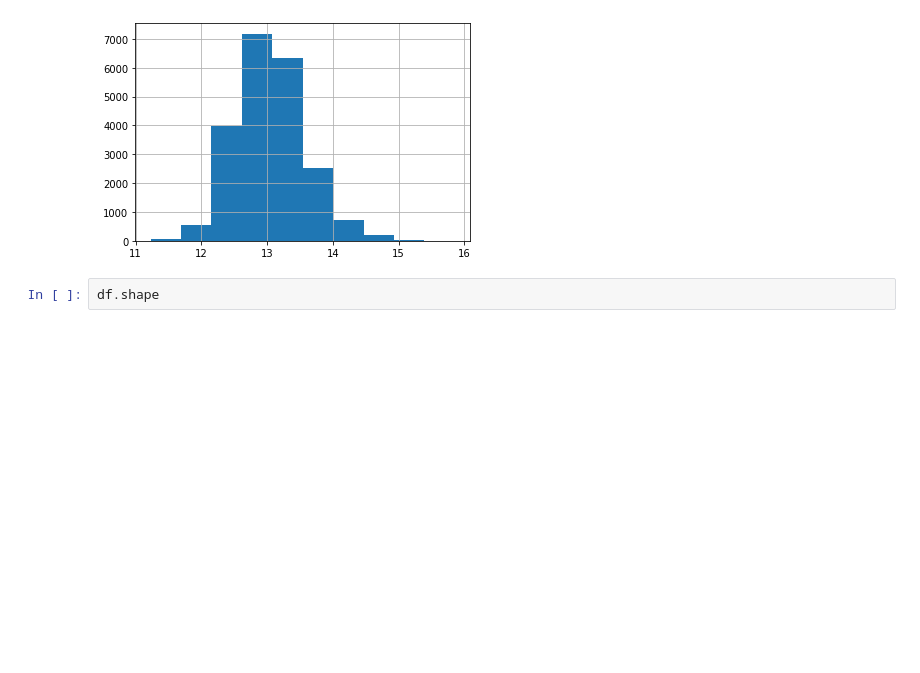
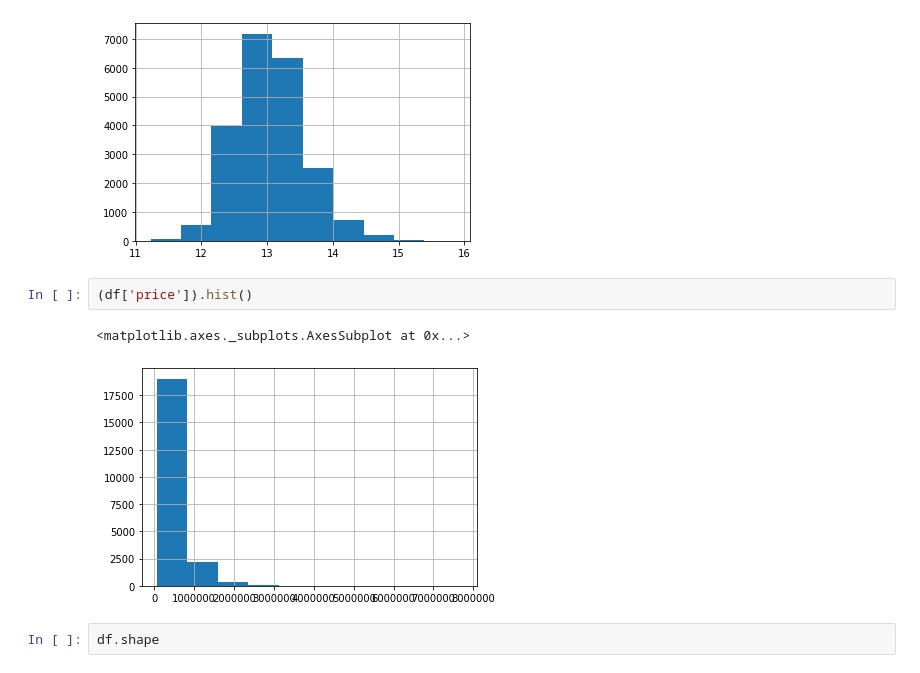
Before and after one commit to ipatel467/Housing-Price-Regression, a Jupyter notebook: Project.ipynb, the cells around one changed output. Cells and saved outputs as stored; diff of their text form; blank space fills up the shorter version.

```diff
--- a/Project.ipynb
+++ b/Project.ipynb
@@ -232,6 +240,11 @@ np.log(df["price"]).hist()
 # %% [output]
 <matplotlib.axes._subplots.AxesSubplot at 0x...>
 [figure]
+# %%
+(df['price']).hist()
+# %% [output]
+<matplotlib.axes._subplots.AxesSubplot at 0x...>
+[figure, added]
 # %%
 df.shape
 # %% [output]
```
Also changed, not shown: parts of 21 cells of this notebook, 1 other file.
